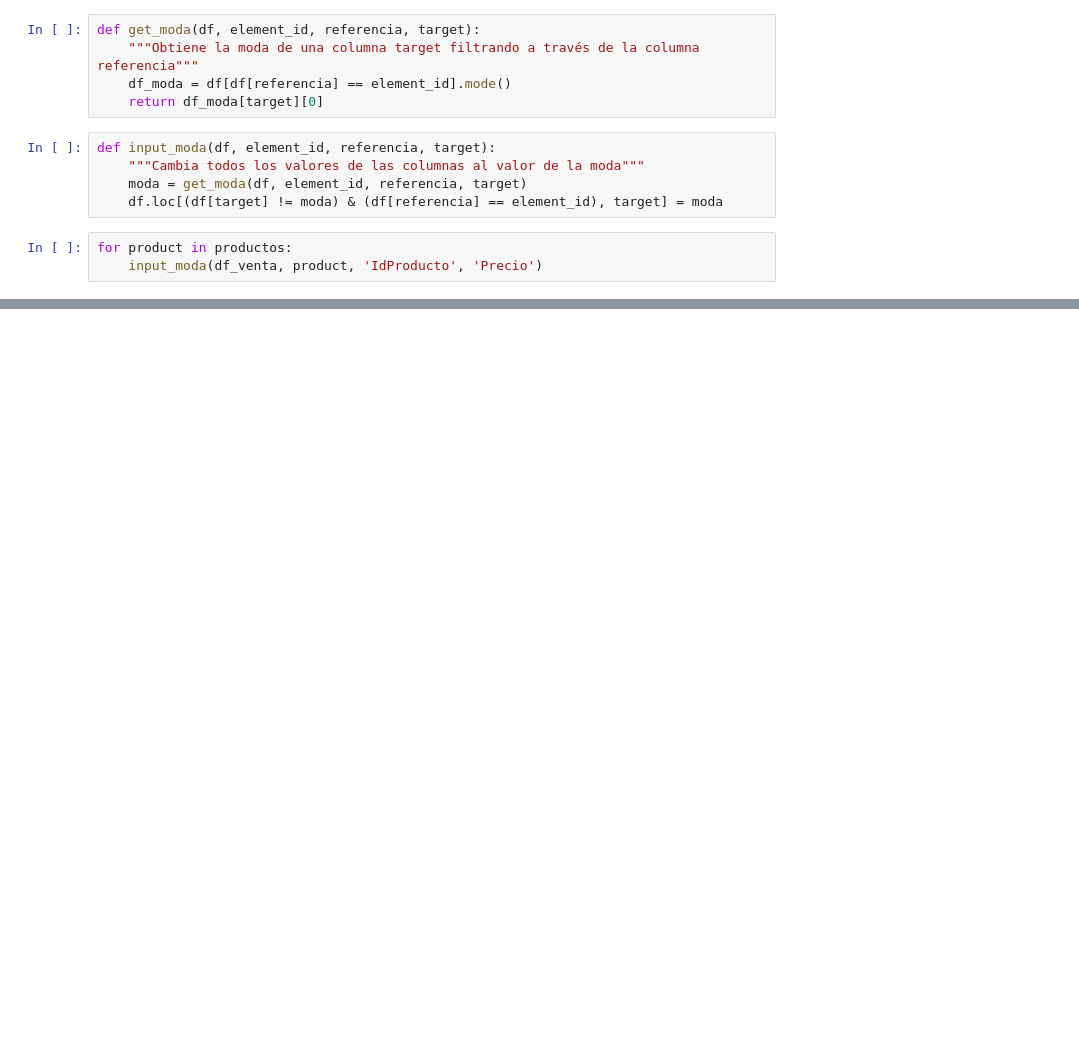
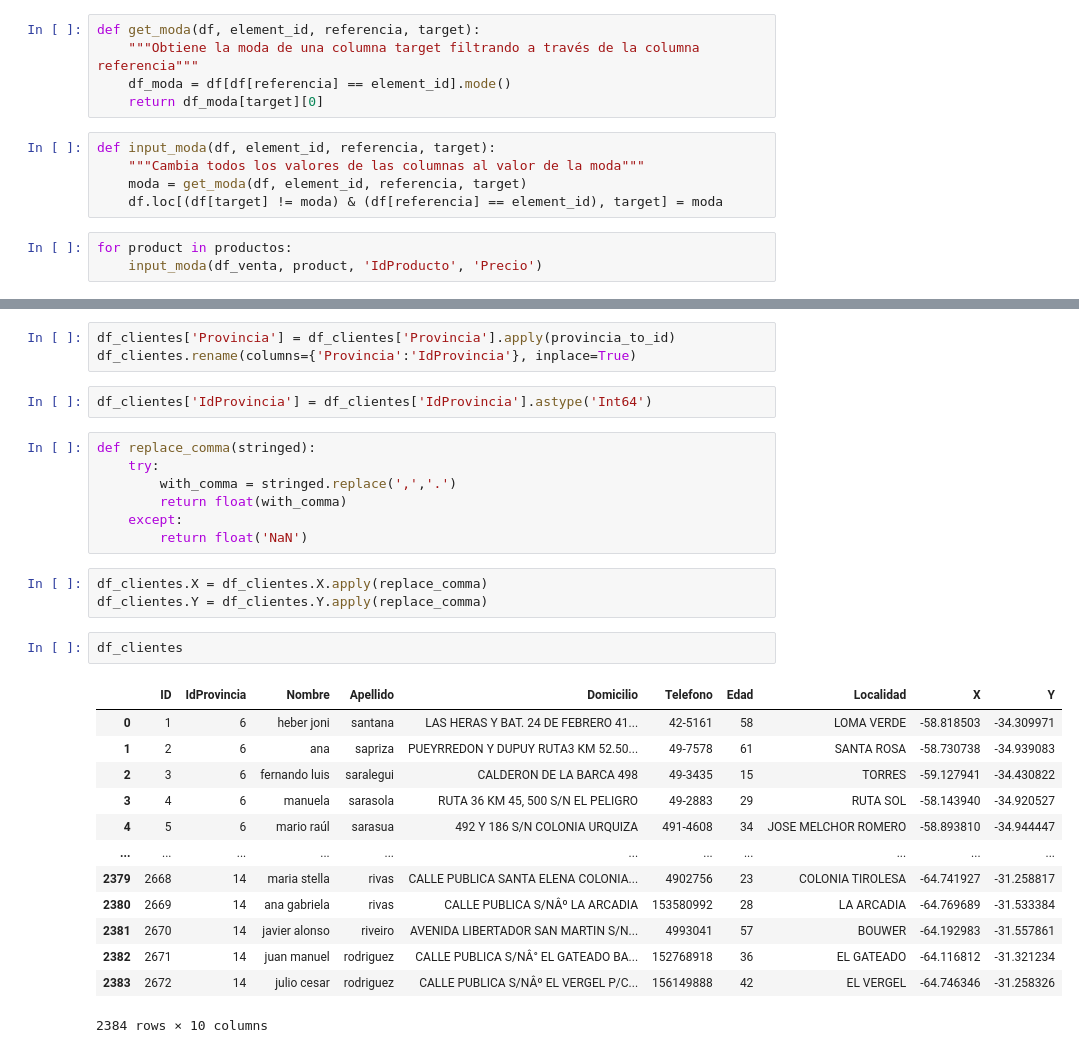
Before and after one commit to Buxtehud/DS-PI-ProyectoIndividual, a Jupyter notebook: ETL.ipynb, the cells around one changed output, grey strips where cells are left out. Cells and saved outputs as stored; diff of their text form; blank space fills up the shorter version.

```diff
--- a/ETL.ipynb
+++ b/ETL.ipynb
@@ -63,0 +185,31 @@ memory usage: 3.6+ MB
+# %%
+df_clientes['Provincia'] = df_clientes['Provincia'].apply(provincia_to_id)
+df_clientes.rename(columns={'Provincia':'IdProvincia'}, inplace=True)
+# %%
+df_clientes['IdProvincia'] = df_clientes['IdProvincia'].astype('Int64')
+# %%
+def replace_comma(stringed):
+    try:
+        with_comma = stringed.replace(',','.')
+        return float(with_comma)
+    except:
+        return float('NaN')
+# %%
+df_clientes.X = df_clientes.X.apply(replace_comma)
+df_clientes.Y = df_clientes.Y.apply(replace_comma)
+# %%
+df_clientes
+# %% [output]
+|  | ID | IdProvincia | Nombre | Apellido | Domicilio | Telefono | Edad | Localidad | X | Y |
+| 0 | 1 | 6 | heber joni | santana | LAS HERAS Y BAT. 24 DE FEBRERO 41... | 42-5161 | 58 | LOMA VERDE | -58.818503 | -34.309971 |
+| 1 | 2 | 6 | ana | sapriza | PUEYRREDON Y DUPUY RUTA3 KM 52.50... | 49-7578 | 61 | SANTA ROSA | -58.730738 | -34.939083 |
+| 2 | 3 | 6 | fernando luis | saralegui | CALDERON DE LA BARCA 498 | 49-3435 | 15 | TORRES | -59.127941 | -34.430822 |
+| 3 | 4 | 6 | manuela | sarasola | RUTA 36 KM 45, 500 S/N EL PELIGRO | 49-2883 | 29 | RUTA SOL | -58.143940 | -34.920527 |
+| 4 | 5 | 6 | mario raúl | sarasua | 492 Y 186 S/N COLONIA URQUIZA | 491-4608 | 34 | JOSE MELCHOR ROMERO | -58.893810 | -34.944447 |
+| ... | ... | ... | ... | ... | ... | ... | ... | ... | ... | ... |
+| 2379 | 2668 | 14 | maria stella | rivas | CALLE PUBLICA SANTA ELENA COLONIA... | 4902756 | 23 | COLONIA TIROLESA | -64.741927 | -31.258817 |
+| 2380 | 2669 | 14 | ana gabriela | rivas | CALLE PUBLICA S/NÂº LA ARCADIA | 153580992 | 28 | LA ARCADIA | -64.769689 | -31.533384 |
+| 2381 | 2670 | 14 | javier alonso | riveiro | AVENIDA LIBERTADOR SAN MARTIN S/N... | 4993041 | 57 | BOUWER | -64.192983 | -31.557861 |
+| 2382 | 2671 | 14 | juan manuel | rodriguez | CALLE PUBLICA S/NÂ° EL GATEADO BA... | 152768918 | 36 | EL GATEADO | -64.116812 | -31.321234 |
+| 2383 | 2672 | 14 | julio cesar | rodriguez | CALLE PUBLICA S/NÂº EL VERGEL P/C... | 156149888 | 42 | EL VERGEL | -64.746346 | -31.258326 |
+2384 rows × 10 columns
```
Also changed, not shown: parts of 22 cells of this notebook, 2 other files.
